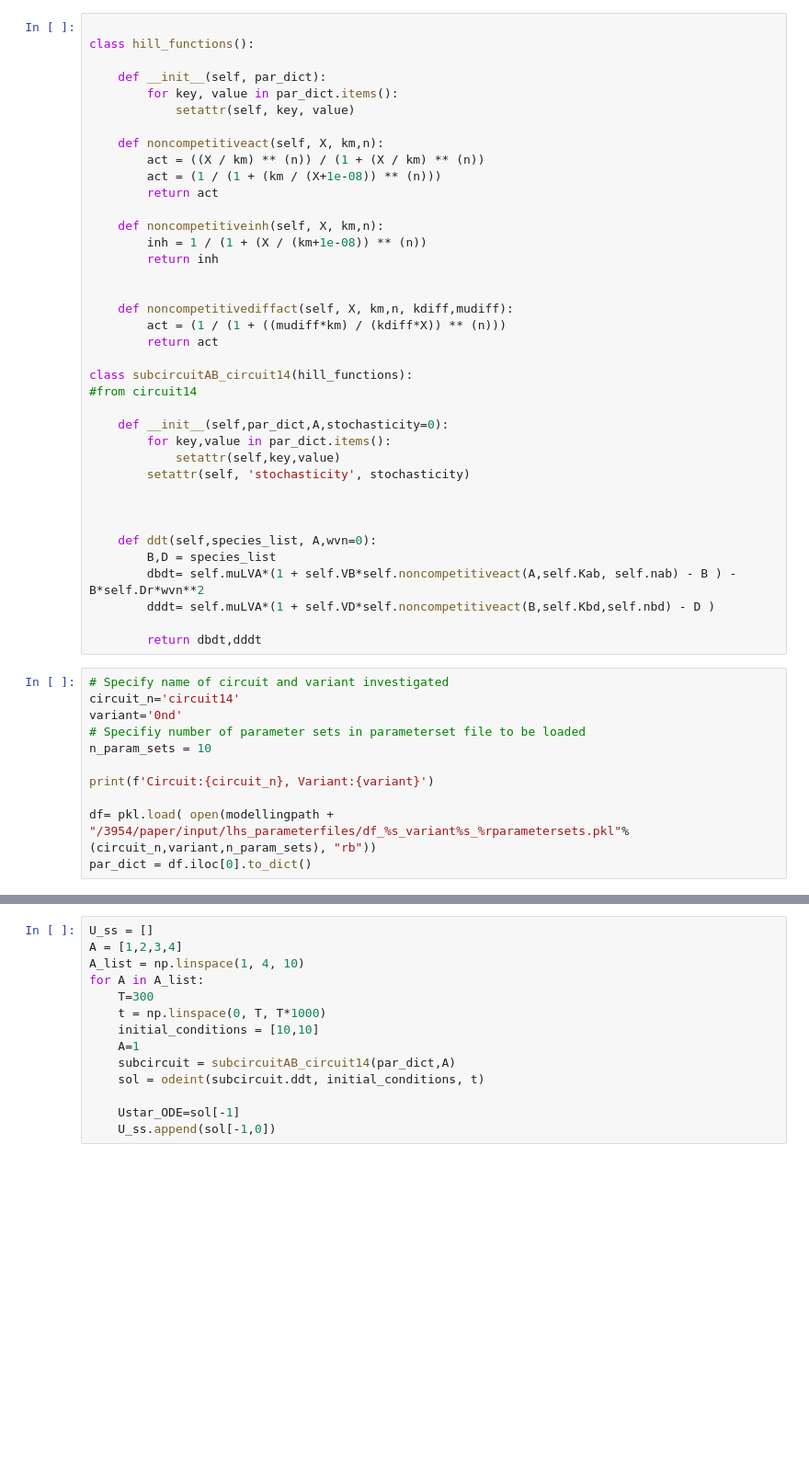
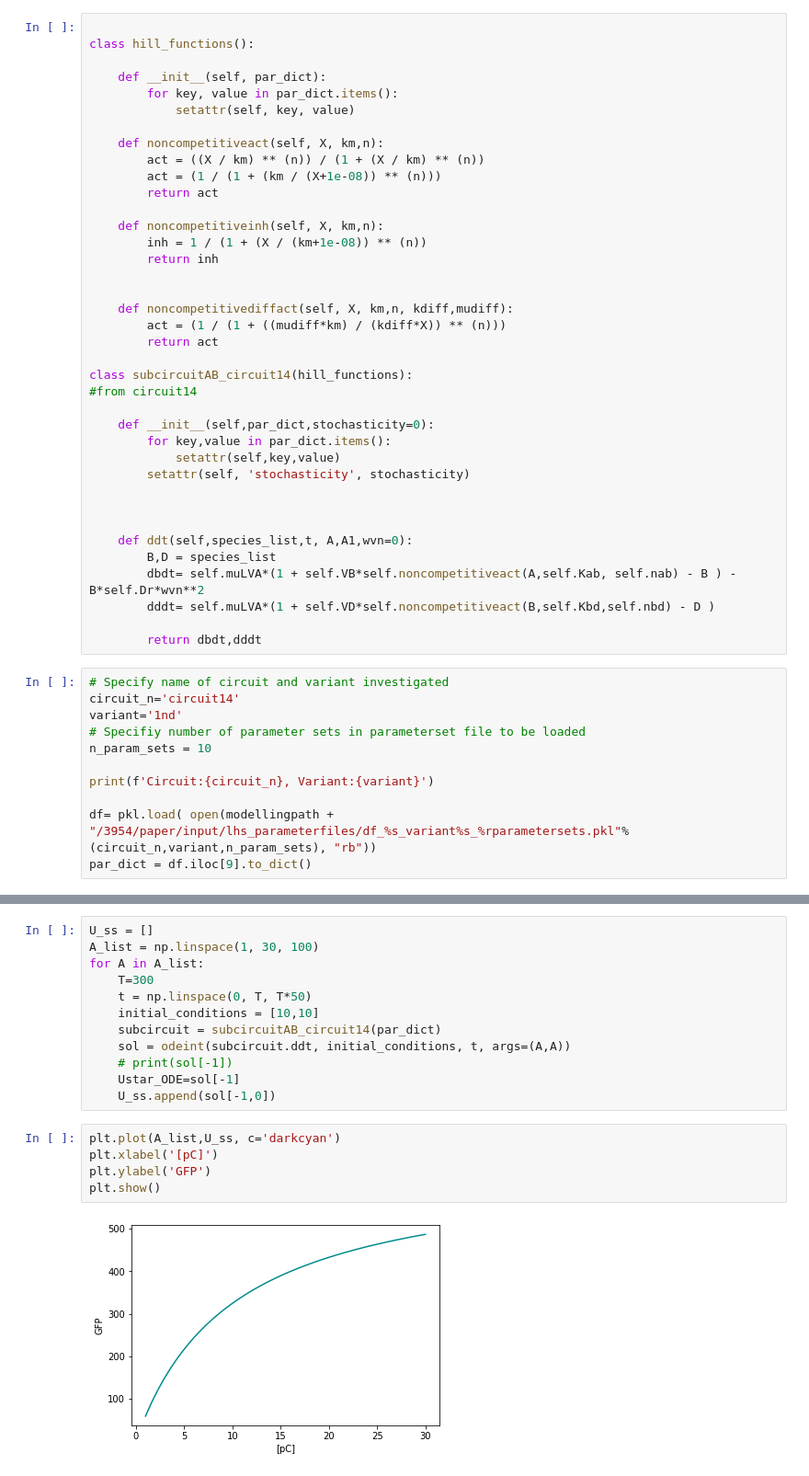
Before and after one commit to martinaoliver/modelling, a Jupyter notebook: 3954/dose_response/ABC_doseResponse.ipynb, the cells around one changed output, grey strips where cells are left out. Shown at 92% size. Cells and saved outputs as stored; diff of their text form; blank space fills up the shorter version.

```diff
--- a/3954/dose_response/ABC_doseResponse.ipynb
+++ b/3954/dose_response/ABC_doseResponse.ipynb
@@ -38,14 +39,14 @@ class hill_functions():
 class subcircuitAB_circuit14(hill_functions):
 #from circuit14
 
-    def __init__(self,par_dict,A,stochasticity=0):
+    def __init__(self,par_dict,stochasticity=0):
         for key,value in par_dict.items():
             setattr(self,key,value)
         setattr(self, 'stochasticity', stochasticity)
 
 
 
-    def ddt(self,species_list, A,wvn=0):
+    def ddt(self,species_list,t, A,A1,wvn=0):
         B,D = species_list
         dbdt= self.muLVA*(1 + self.VB*self.noncompetitiveact(A,self.Kab, self.nab) - B ) -  B*self.Dr*wvn**2
         dddt= self.muLVA*(1 + self.VD*self.noncompetitiveact(B,self.Kbd,self.nbd) - D )
@@ -54,12 +55,12 @@ class subcircuitAB_circuit14(hill_functions):
 # %%
 # Specify name of circuit and variant investigated
 circuit_n='circuit14'
-variant='0nd'
+variant='1nd'
 # Specifiy number of parameter sets in parameterset file to be loaded
 n_param_sets = 10
 
 print(f'Circuit:{circuit_n}, Variant:{variant}')
 
 df= pkl.load( open(modellingpath + "/3954/paper/input/lhs_parameterfiles/df_%s_variant%s_%rparametersets.pkl"%(circuit_n,variant,n_param_sets), "rb"))
-par_dict = df.iloc[0].to_dict()
+par_dict = df.iloc[9].to_dict()
 # %% [output]
@@ -67,14 +68,19 @@ Circuit:circuit14, Variant:0nd
 # %%
 U_ss = []
-A = [1,2,3,4]
-A_list = np.linspace(1, 4, 10)
+A_list = np.linspace(1, 30, 100)
 for A in A_list:
     T=300
-    t = np.linspace(0, T, T*1000)
+    t = np.linspace(0, T, T*50)
     initial_conditions = [10,10]
-    A=1
-    subcircuit = subcircuitAB_circuit14(par_dict,A)
-    sol = odeint(subcircuit.ddt, initial_conditions, t)
-
+    subcircuit = subcircuitAB_circuit14(par_dict)
+    sol = odeint(subcircuit.ddt, initial_conditions, t, args=(A,A))
+    # print(sol[-1])
     Ustar_ODE=sol[-1]
     U_ss.append(sol[-1,0])
+# %%
+plt.plot(A_list,U_ss, c='darkcyan')
+plt.xlabel('[pC]')
+plt.ylabel('GFP')
+plt.show()
+# %% [output]
+[figure, added]
```
Also changed, not shown: parts of 2 cells of this notebook, 5 other files.
